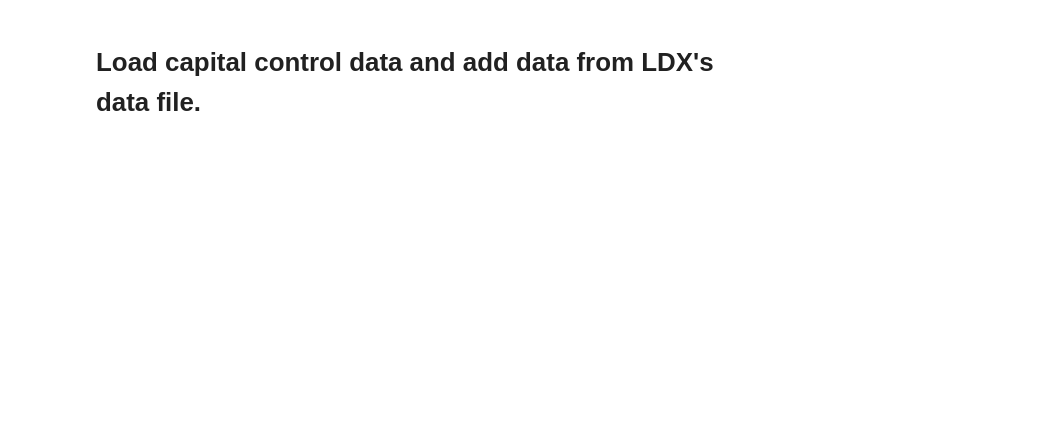
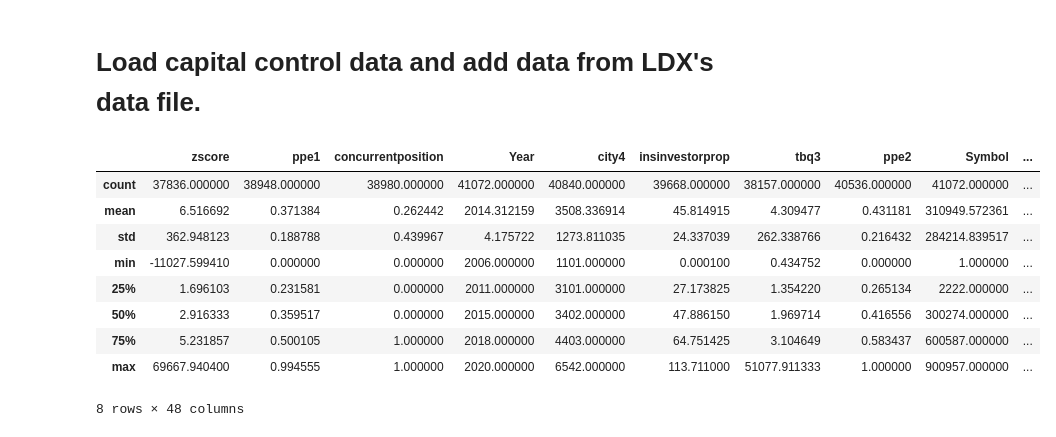
Before and after one commit to wangyouan/CapitalControl, a Jupyter notebook: Notebook/ConstructCapitalControlData.ipynb, the cells around one changed output. Saved outputs shown, nothing was run; the diff lists cells and outputs as text; code cells hidden in the pictures; blank space fills up the shorter version.

```diff
--- a/Notebook/ConstructCapitalControlData.ipynb
+++ b/Notebook/ConstructCapitalControlData.ipynb
@@ -25,3 +27,26 @@ ldy_path = os.path.join(file_path, 'CSMAR_06-20.dta')
 ldy_df: DataFrame = pd.read_stata(ldy_path, columns=ldy_use_columns).rename(columns=rename_dict)
 # %%
 ldy_df.to_pickle(os.path.join(const.TEMP_PATH, '20240905_ldy_china_data.pkl'))
+# %%
+ldy_df: DataFrame = pd.read_pickle(os.path.join(const.TEMP_PATH, '20240905_ldy_china_data.pkl'))
+# %%
+ldy_df.companyopacity.replace({'C': 3, 'B': 2, 'A': 1, 'D': 4, '': np.nan}, inplace=True)
+# %%
+ldy_df.rename(columns={'code': 'Symbol', 'year': 'Year'}, inplace=True)
+dep_vars = ['roa', 'seo', 'csr_score', 'csr_rev_score', 'csr_shareholder', 'csr_emp', 'csr_supplier_customer', 'csr_env_score', 'csr_social', 'companyopacity']
+control_vars = ['roa', 'ppe1', 'ppe2', 'loss', 'duality', 'size', 'lev', 'longdetlev', 'intanr', 'fcf', 'mb', 'indep', 'bsize', 'soe', 'soe1', 'audbig', 'listage', 'firmage', 'growth', 'growth1', 'top1', 'tbq1', 'tbq2', 'tbq3', 'tbq4', 'sales', 'cost', 'revenue', 'insinvestorprop', 'concurrentposition', 'incometaxtate', 'zscore', 'kz', 'totalassets', 'bm', 'fixedassets']
+identifier_vars = ['indcodea', 'indcodeb', 'code', 'year', 'indcd', 'prci', 'city', 'city4']
+ldy_df['companyopacity'] = ldy_df.companyopacity.replace({'C': 3, 'B': 2, 'A': 1, 'D': 4, '': np.nan})
+# %%
+ldy_df.describe()
+# %% [output]
+|  | zscore | ppe1 | concurrentposition | Year | city4 | insinvestorprop | tbq3 | ppe2 | Symbol | ... |
+| count | 37836.000000 | 38948.000000 | 38980.000000 | 41072.000000 | 40840.000000 | 39668.000000 | 38157.000000 | 40536.000000 | 41072.000000 | ... |
+| mean | 6.516692 | 0.371384 | 0.262442 | 2014.312159 | 3508.336914 | 45.814915 | 4.309477 | 0.431181 | 310949.572361 | ... |
+| std | 362.948123 | 0.188788 | 0.439967 | 4.175722 | 1273.811035 | 24.337039 | 262.338766 | 0.216432 | 284214.839517 | ... |
+| min | -11027.599410 | 0.000000 | 0.000000 | 2006.000000 | 1101.000000 | 0.000100 | 0.434752 | 0.000000 | 1.000000 | ... |
+| 25% | 1.696103 | 0.231581 | 0.000000 | 2011.000000 | 3101.000000 | 27.173825 | 1.354220 | 0.265134 | 2222.000000 | ... |
+| 50% | 2.916333 | 0.359517 | 0.000000 | 2015.000000 | 3402.000000 | 47.886150 | 1.969714 | 0.416556 | 300274.000000 | ... |
+| 75% | 5.231857 | 0.500105 | 1.000000 | 2018.000000 | 4403.000000 | 64.751425 | 3.104649 | 0.583437 | 600587.000000 | ... |
+| max | 69667.940400 | 0.994555 | 1.000000 | 2020.000000 | 6542.000000 | 113.711000 | 51077.911333 | 1.000000 | 900957.000000 | ... |
+8 rows × 48 columns
```
Also changed, not shown: parts of 11 cells of this notebook.
